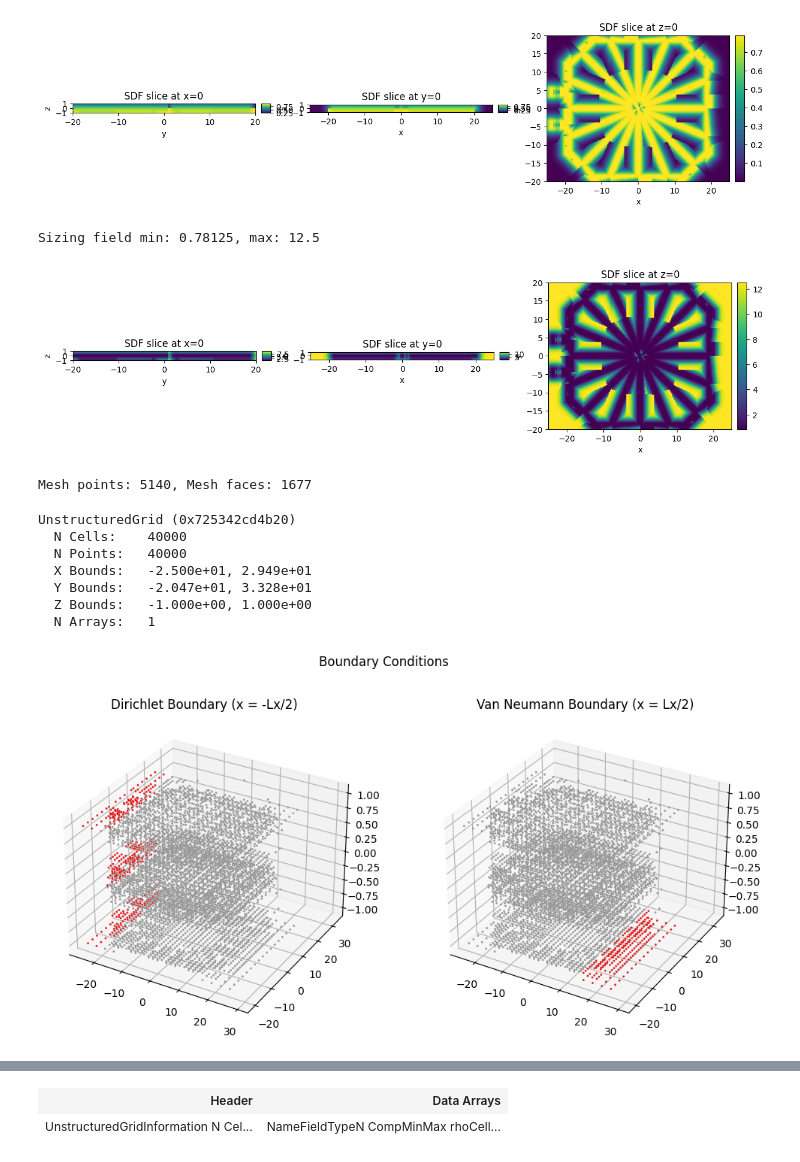
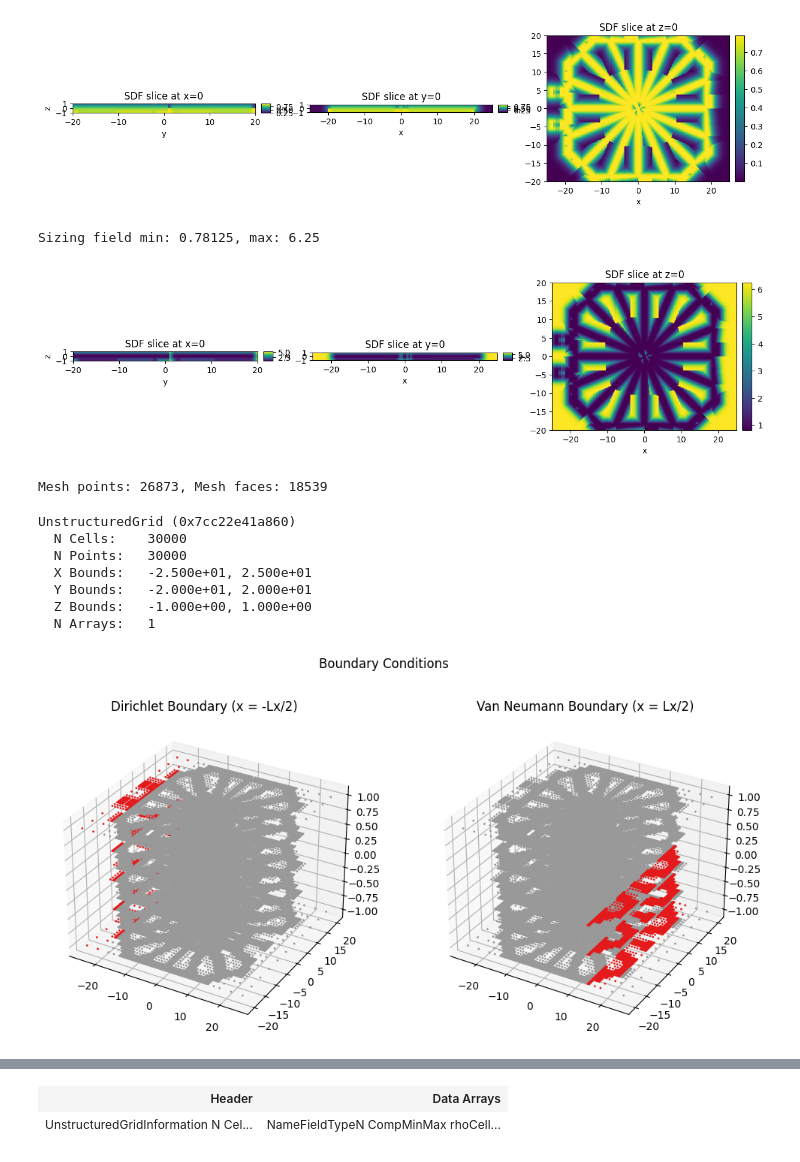
Before and after one commit to pasteurlabs/tesseract-jax, a Jupyter notebook: examples/ansys/optim_grid.ipynb, the cells around one changed output, grey strips where cells are left out. Drawn from its saved outputs; the diff is of its cells as text; code cells hidden in the pictures.

```diff
--- a/examples/ansys/optim_grid.ipynb
+++ b/examples/ansys/optim_grid.ipynb
@@ -125,7 +125,7 @@ design_inputs = {
     "max_points": 1000,
     "max_faces": 2000,
     "precompute_jacobian": True,
-    "normalize_jacobian": True,
+    "normalize_jacobian": False,
     "epsilon": 0.001,
 }
 
@@ -373,15 +373,15 @@ def sizing_field(
 
 
 sizing_min = Lx / 64
-sizing_max = Lx / 4
+sizing_max = Lx / 8
 sizing_scale = 1
 
 sizing = sizing_field(sdf, min_size=sizing_min, max_size=sizing_max, scale=sizing_scale)
 plot_grid(sizing, Lx, Ly, Lz, Nx, Ny, Nz)
 print(f"Sizing field min: {sizing.min()}, max: {sizing.max()}")
 # %% [output]
-Sizing field min: 0.78125, max: 12.5
+Sizing field min: 0.78125, max: 6.25
-[figure, old version]
+[figure, new version]
 # %%
 mesher = Tesseract.from_tesseract_api("meshing_tess/tesseract_api.py")
 
@@ -392,9 +392,9 @@ mesher_out = apply_tesseract(
         "sizing_field": sizing,  # jnp.ones_like(sdf) * (Lx / 10),
         # "sizing_field": jnp.ones_like(sdf) * sizing_min,
         "field_values": rho,
-        "max_subdivision_levels": 6,
-        "max_points": 40000,
-        "max_cells": 40000,
+        "max_subdivision_levels": 4,
+        "max_points": 30000,
+        "max_cells": 30000,
     },
 )
 print(
@@ -405,7 +405,7 @@ hex_cells = mesher_out["mesh"]["faces"][: mesher_out["mesh"]["n_faces"]]
 
 adaptive_mesh = mesher_out["mesh"]
 # %% [output]
-Mesh points: 5140, Mesh faces: 1677
+Mesh points: 26873, Mesh faces: 18539
 # %%
 def hex_to_pyvista(
     pts: jax.typing.ArrayLike, faces: jax.typing.ArrayLike, cell_data: dict
@@ -455,17 +455,15 @@ print(hex_mesh)
 
 hex_mesh.save("fem_shapeopt_mesh.vtk")
 # %% [output]
-UnstructuredGrid (0x725342cd4b20)
-  N Cells:    40000
-  N Points:   40000
-  X Bounds:   -2.500e+01, 2.949e+01
-  Y Bounds:   -2.047e+01, 3.328e+01
+UnstructuredGrid (0x7cc22e41a860)
+  N Cells:    30000
+  N Points:   30000
+  X Bounds:   -2.500e+01, 2.500e+01
+  Y Bounds:   -2.000e+01, 2.000e+01
   Z Bounds:   -1.000e+00, 1.000e+00
   N Arrays:   1
 # %%
 # Lets setup the boundary conditions
-
-
 def get_boundary_masks(mesh: dict, Lx: float, Lz: float):
     """Get boundary condition masks for the adaptive mesh.
 
@@ -482,8 +480,8 @@ def get_boundary_masks(mesh: dict, Lx: float, Lz: float):
 
     dirichlet_mask = pts[:, 0] <= -Lx / 2 + Lx / 10
     van_neumann_mask = jnp.logical_and(
-        jnp.isclose(pts[:, 0], Lx / 2, atol=Lx / 5),
-        jnp.isclose(pts[:, 2], -Lz / 2, atol=Lz / 3),
+        jnp.isclose(pts[:, 0], (Lx / 2) - Lx / 6, atol=Lx / 16),
+        jnp.isclose(pts[:, 2], -Lz / 2, atol=Lz / 2),
     )
 
     return dirichlet_mask, van_neumann_mask
@@ -498,34 +496,34 @@ plt.suptitle("Boundary Conditions")
 colors = jnp.where(dirichlet_mask[: adaptive_mesh["n_points"]], 0.1, 0.2)
 
 pts = adaptive_mesh["points"][: adaptive_mesh["n_points"]]
 
 axs[0].scatter(
     pts[:, 0],
     pts[:, 1],
     pts[:, 2],
     c=jnp.where(dirichlet_mask[: adaptive_mesh["n_points"]], 0.1, 0.2),
     s=1,
     alpha=1.0,
     cmap="Set1",
 )
 axs[0].set_title("Dirichlet Boundary (x = -Lx/2)")
 
 axs[1].scatter(
     pts[:, 0],
     pts[:, 1],
     pts[:, 2],
     c=jnp.where(van_neumann_mask[: adaptive_mesh["n_points"]], 0.1, 0.2),
     s=1,
     alpha=1.0,
     cmap="Set1",
 )
 axs[1].set_title("Van Neumann Boundary (x = Lx/2)")
 
 # convert to int arrays for tesseract input
 dirichlet_mask = dirichlet_mask.astype(jnp.int32)
 van_neumann_mask = van_neumann_mask.astype(jnp.int32)
 # %% [output]
-[figure, old version]
+[figure, new version]
 # %%
 # lets make a scatter plot of the mesh cell values as colors
 fig, ax = plt.subplots(1, 1, figsize=(8, 6), subplot_kw={"projection": "3d"})
```
Also changed, not shown: parts of 7 cells of this notebook, 15 other files.
